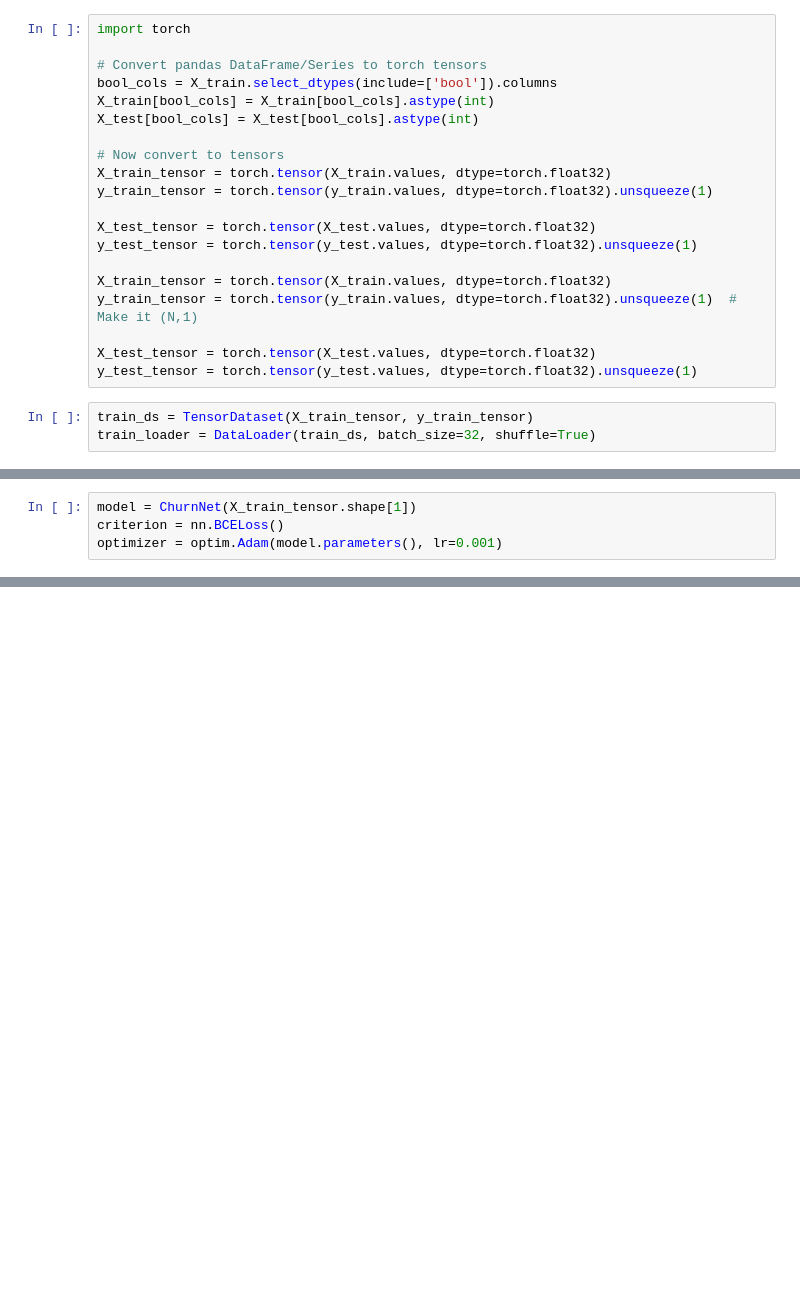
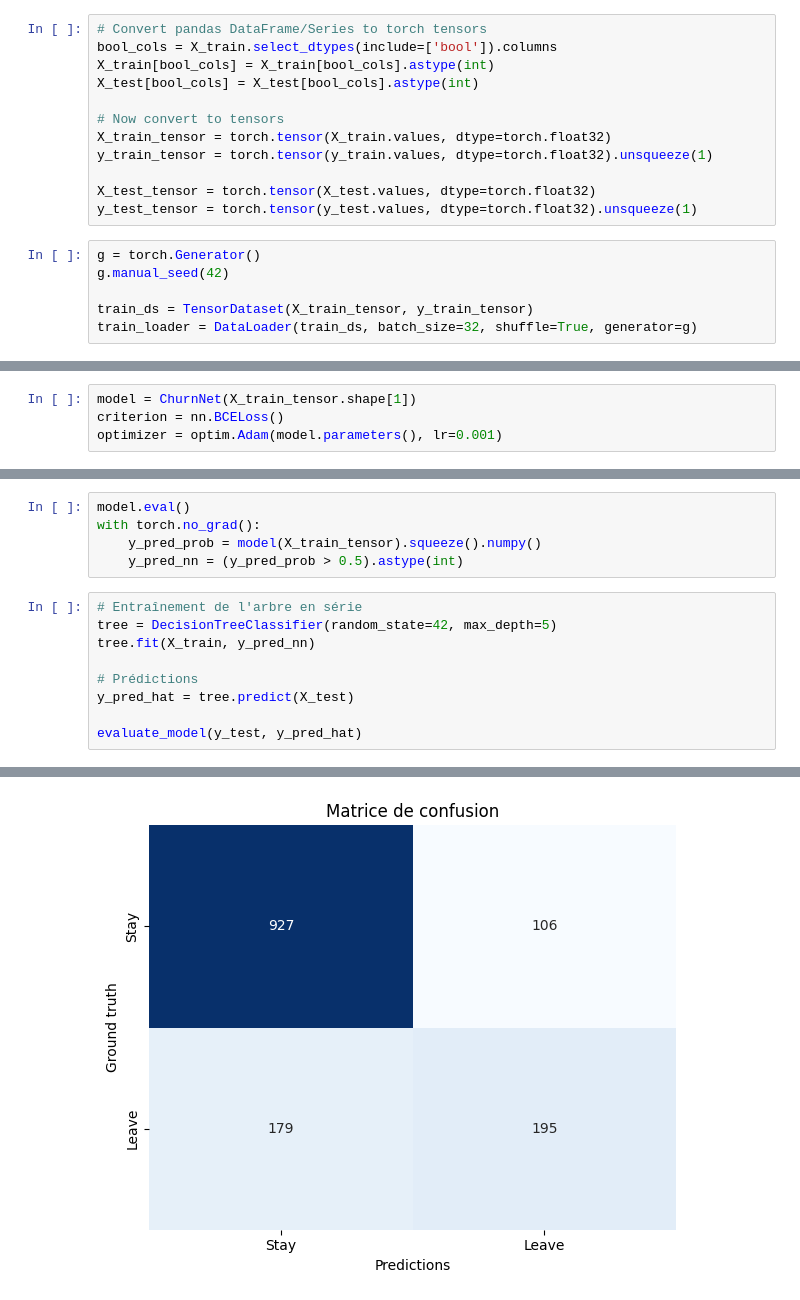
Before and after one commit to michaelstrefeler/XAI_Labs, a Jupyter notebook: mini_projet/churn.ipynb, the cells around one changed output, grey strips where cells are left out. Cells and saved outputs as stored; diff of their text form; blank space fills up the shorter version.

```diff
--- a/mini_projet/churn.ipynb
+++ b/mini_projet/churn.ipynb
@@ -282,8 +232,6 @@ import torch.nn as nn
 import torch.optim as optim
 from torch.utils.data import TensorDataset, DataLoader
 # %%
-import torch
-
 # Convert pandas DataFrame/Series to torch tensors
 bool_cols = X_train.select_dtypes(include=['bool']).columns
 X_train[bool_cols] = X_train[bool_cols].astype(int)
@@ -295,15 +243,12 @@ y_train_tensor = torch.tensor(y_train.values, dtype=torch.float32).unsqueeze(1)
 
 X_test_tensor = torch.tensor(X_test.values, dtype=torch.float32)
 y_test_tensor = torch.tensor(y_test.values, dtype=torch.float32).unsqueeze(1)
-
-X_train_tensor = torch.tensor(X_train.values, dtype=torch.float32)
-y_train_tensor = torch.tensor(y_train.values, dtype=torch.float32).unsqueeze(1)  # Make it (N,1)
-
-X_test_tensor = torch.tensor(X_test.values, dtype=torch.float32)
-y_test_tensor = torch.tensor(y_test.values, dtype=torch.float32).unsqueeze(1)
 # %%
+g = torch.Generator()
+g.manual_seed(42)
+
 train_ds = TensorDataset(X_train_tensor, y_train_tensor)
-train_loader = DataLoader(train_ds, batch_size=32, shuffle=True)
+train_loader = DataLoader(train_ds, batch_size=32, shuffle=True, generator=g)
 # %%
 class ChurnNet(nn.Module):
     def __init__(self, input_dim):
@@ -381 +326,16 @@ weighted avg       0.78      0.79      0.78      1407
 [figure]
+# %%
+model.eval()
+with torch.no_grad():
+    y_pred_prob = model(X_train_tensor).squeeze().numpy()
+    y_pred_nn = (y_pred_prob > 0.5).astype(int)
+# %%
+# Entraînement de l'arbre en série
+tree = DecisionTreeClassifier(random_state=42, max_depth=5)
+tree.fit(X_train, y_pred_nn)
+
+# Prédictions
+y_pred_hat = tree.predict(X_test)
+
+evaluate_model(y_test, y_pred_hat)
+# %% [output]
@@ -381,0 +355 @@ weighted avg       0.78      0.79      0.78      1407
+[figure, added]
```
Also changed, not shown: parts of 12 cells of this notebook, 1 other file.
